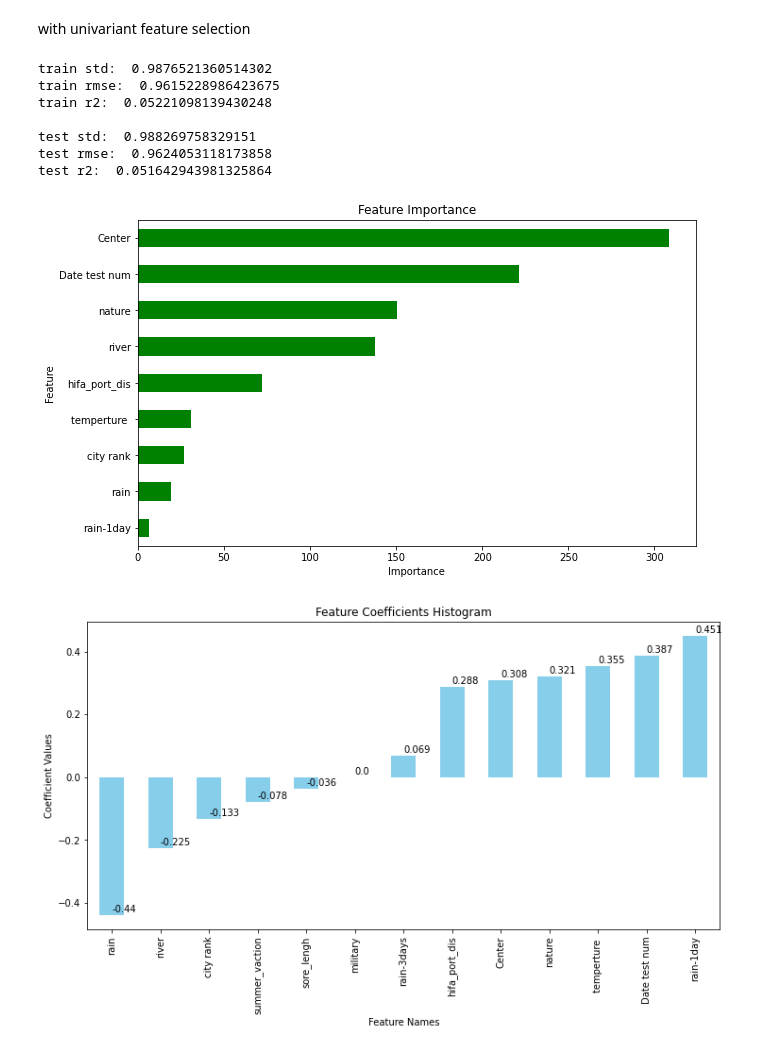
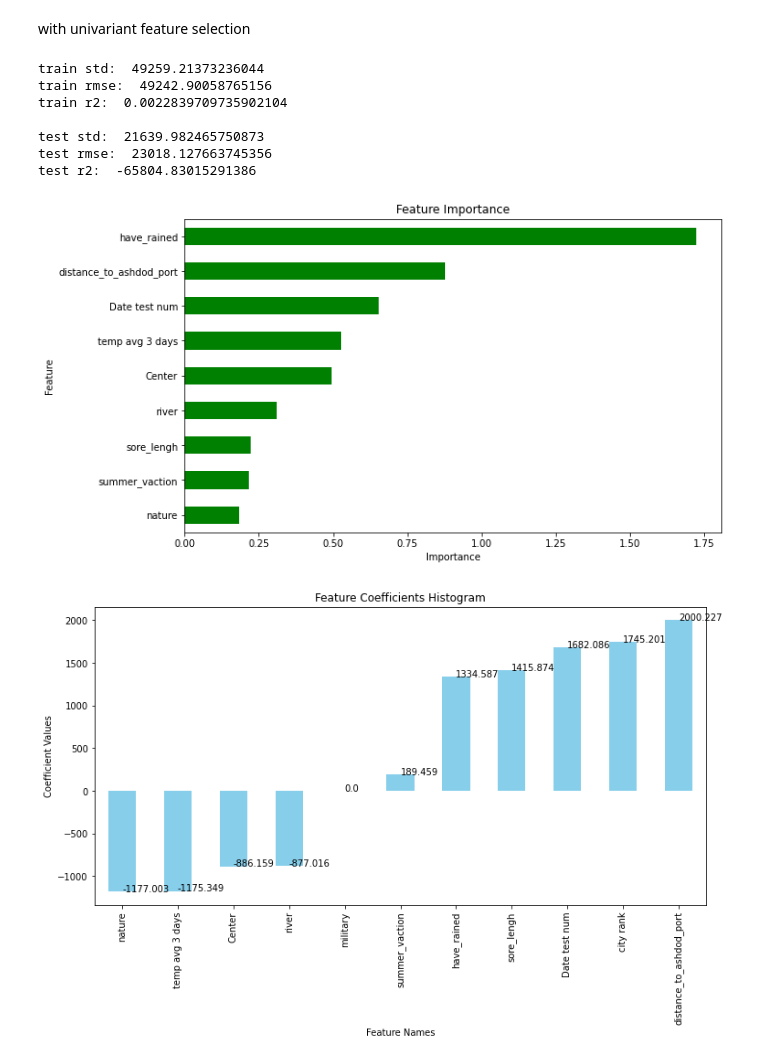
Before and after one commit to LiaCohn/clean-coasts, a Jupyter notebook: models/mlr/mlr.ipynb, the cells around one changed output. Saved outputs shown, nothing was run; the diff lists cells and outputs as text; code cells hidden in the pictures.

```diff
--- a/models/mlr/mlr.ipynb
+++ b/models/mlr/mlr.ipynb
@@ -17,5 +28,5 @@ merged_data.drop(columns='Area', inplace=True)
 # %%
-merged_data = merged_data[merged_data['Eilat'] != 1]
+merged_data = merged_data.loc[(merged_data['Eilat'] != 1) & (merged_data.year >= 2016)]
 # %%
 merged_data['Date test num'] = merged_data['Date test'].view(np.int64)
 without_nulls = merged_data.dropna()
@@ -38,7 +49,7 @@ Index(['city rank', 'summer_vaction', 'river', 'military', 'nature',
 Quick & Dirty
 # %%
 
-y = without_nulls[['test_result','Date test']]
+y = without_nulls[['test_result_num','Date test']]
 X = without_nulls.drop(['test_result','test_result_num'],axis=1)
 
 X_train, X_test, y_train, y_test = train_test_split(X, y, shuffle=True, test_size = 0.2)
@@ -48,20 +59,20 @@ X_train_scaled = X_train_scaler.fit_transform(X_train.drop('Date test',axis=1))
 X_test_scaled = X_test_scaler.fit_transform(X_test.drop('Date test',axis=1))
 
 mlr = linear_model.LinearRegression()
-mlr.fit(X_train_scaled,y_train.test_result)
+mlr.fit(X_train_scaled,y_train.test_result_num)
 
 prediction = mlr.predict(X_train_scaled)
 resTrain =  pd.DataFrame(
     data={
         'Prediction':prediction,
-        'Actual': y_train.test_result.values    },
+        'Actual': y_train.test_result_num.values    },
         index=y_train['Date test']
 )
 prediction = mlr.predict(X_test_scaled)
 resTest = pd.DataFrame(
     data={
         'Prediction':prediction,
-        'Actual': y_test.test_result.values    },
+        'Actual': y_test.test_result_num.values    },
         index=y_test['Date test']
 )
 
@@ -109,7 +120,7 @@ rmses_test = list()
 r2s_test = list()
 
 X = without_nulls.drop(['Date test','test_result','test_result_num'],axis=1)
-y= without_nulls[['test_result']]
+y= without_nulls[['test_result_num']]
 
 f_reg_selector = SelectKBest(f_regression, k=9)
 f_reg_selector.fit(X, y)
@@ -126,19 +137,19 @@ for i in range(100):
     X_test_scaled = X_test_scaler.fit_transform(X_test)
 
     mlr = linear_model.LinearRegression()
-    mlr.fit(X_train_scaled,y_train.test_result)
+    mlr.fit(X_train_scaled,y_train.test_result_num)
 
     prediction = mlr.predict(X_train_scaled)
     resTrain =  pd.DataFrame(
         data={
             'Prediction':prediction,
-            'Actual': y_train.test_result.values    },
+            'Actual': y_train.test_result_num.values    },
     )
     prediction = mlr.predict(X_test_scaled)
     resTest = pd.DataFrame(
         data={
             'Prediction':prediction,
-            'Actual': y_test.test_result.values    },
+            'Actual': y_test.test_result_num.values    },
     )
     train_rmse = sqrt(mean_squared_error(resTrain.Prediction, resTrain.Actual))
     train_std = np.std(resTrain.Actual)
@@ -161,13 +172,13 @@ print("test std: ",np.mean(stds_test))
 print("test rmse: ",np.mean(rmses_test))
 print("test r2: ",np.mean(r2s_test))
 # %% [output]
-train std:  0.9876521360514302
-train rmse:  0.9615228986423675
-train r2:  0.05221098139430248
+train std:  49259.21373236044
+train rmse:  49242.90058765156
+train r2:  0.0022839709735902104
 
-test std:  0.988269758329151
-test rmse:  0.9624053118173858
-test r2:  0.051642943981325864
+test std:  21639.982465750873
+test rmse:  23018.127663745356
+test r2:  -65804.83015291386
 # %%
 scores = pd.Series(f_reg_selector.scores_.tolist())
 p_values = pd.Series(f_reg_selector.pvalues_.tolist())
@@ -187,39 +198,39 @@ plt.ylabel("Feature")
 plt.title("Feature Importance")
 plt.show()
 # %% [output]
-[figure, old version]
+[figure, new version]
 # %%
 #find coeff based on all examples
 
 X_scaler = MinMaxScaler()
 X_scaled = X_scaler.fit_transform(X)
 
 mlr = linear_model.LinearRegression()
-mlr.fit(X_scaled,y.test_result)
+mlr.fit(X_scaled,y.test_result_num)
 
 coef = sorted( list(zip(np.round(mlr.coef_,5).T,X.columns)))
 d = {}
 for tup in coef:
     d[tup[-1]] = tup[0]
 coefDF = pd.DataFrame.from_dict(d,orient='index')
 coefDF.columns = ['coeff']
 
 import pandas as pd
 import matplotlib.pyplot as plt
 
 # Assuming df is your DataFrame with a 'coeff' column
 
 # Plotting a histogram
 coefDF.columns = ['coeff']
 coefDF['coeff'].plot(kind='bar', figsize=(12, 6), color='skyblue')
 plt.xlabel('Feature Names')
 plt.ylabel('Coefficient Values')
 plt.title('Feature Coefficients Histogram')
 
 # Displaying the row names (index) on top of each bar
 for i, value in enumerate(coefDF['coeff']):
     plt.text(i, value + 0.01, str(round(value,3)))
 
 plt.show()
 # %% [output]
-[figure, old version]
+[figure, new version]
```
Also changed, not shown: parts of 3 cells of this notebook, 6 other files.
